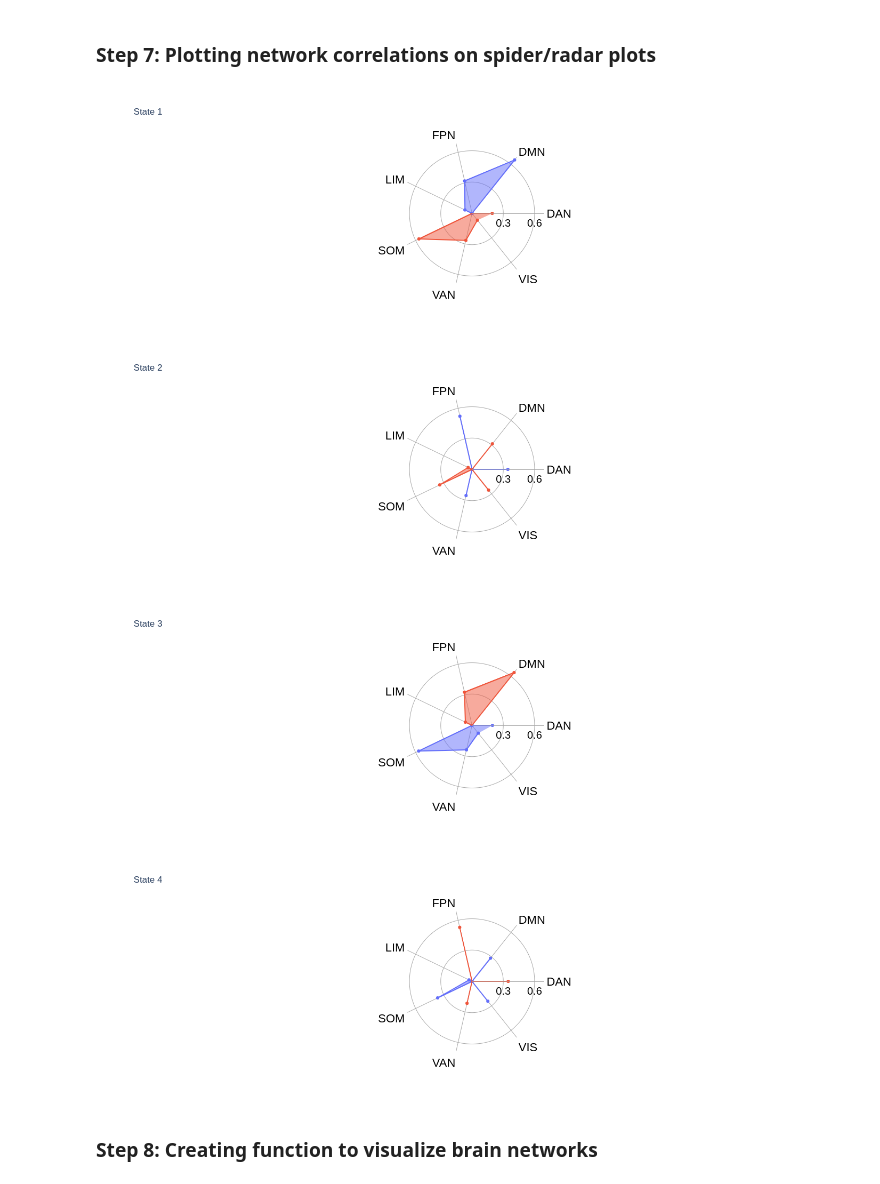
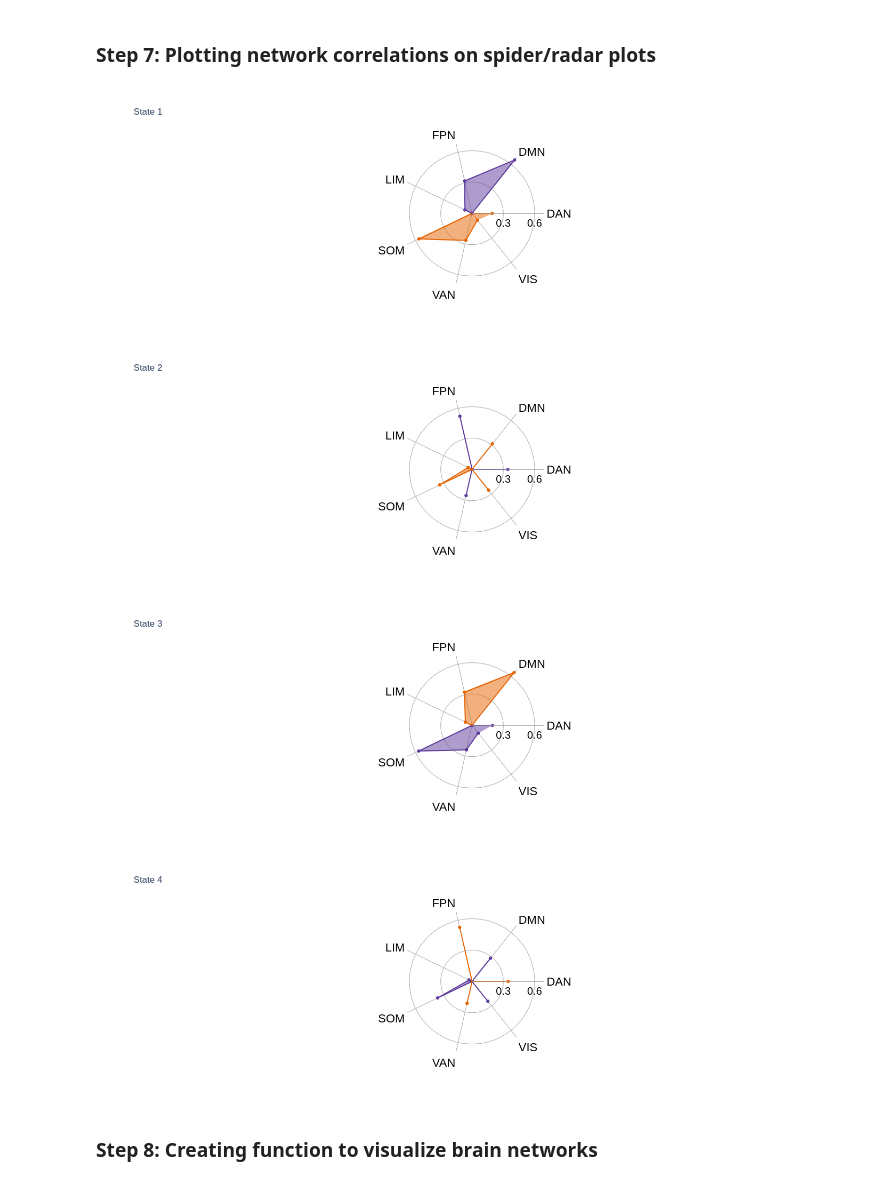
Before and after one commit to igaadamska/LSD-music-brainstates, a Jupyter notebook: 04_Correlating_cluster_labels_with _brain_networks.ipynb, the cells around one changed output. Saved outputs shown, nothing was run; the diff lists cells and outputs as text; code cells hidden in the pictures.

```diff
--- a/04_Correlating_cluster_labels_with _brain_networks.ipynb
+++ b/04_Correlating_cluster_labels_with _brain_networks.ipynb
@@ -83,3 +95,15 @@ for i in range(4):
 [figure]
 [figure]
 [figure]
+# %%
+import matplotlib as mpl
+
+fig, ax = plt.subplots(figsize=(4.3, 1))
+fig.subplots_adjust(bottom=0.75)
+
+cmap = mpl.cm.RdBu_r
+norm = mpl.colors.Normalize(vmin = mean_bs_4.min(), vmax = mean_bs_4.max())
+
+fig.colorbar(mpl.cm.ScalarMappable(norm=norm, cmap=cmap),
+             cax=ax, orientation='horizontal', label='Brain activity (z-score)')
+plt.savefig(f'Figures/colorbar_activity.png', dpi=300, bbox_inches='tight')
@@ -127,39 +153,39 @@ data_4 = pd.read_csv('data/fixed_networks_correlations_4.csv')
 #Calculating negative correlation
 corr_neg_4 = []
 
 for i in range(0,28):
     corr_4 = data_4.iloc[i]['Correlation']
     if corr_4 < 0:
         corr_neg_4.append(abs(corr_4))
     else:
         corr_neg_4.append(0)
 
 #Updating data
 data_4['Correlation_neg'] = corr_neg_4
 
 #Plotting networks correlations
 networks_names = ['DAN','DMN', 'FPN','LIM', 'SOM', 'VAN', 'VIS']
 
 for i in range(1,5):
     state_data_4 = data_4.where(data_4['State'] == i).dropna()
     corr_pos = np.array(state_data_4['Correlation'])
     corr_neg = np.array(state_data_4['Correlation_neg'])
 
     fig = go.Figure()
 
-    fig.add_trace(go.Scatterpolar(r= corr_neg, theta = networks_names, fill='toself',name='Low amplitude brain state activity'))
-    fig.add_trace(go.Scatterpolar(r= corr_pos, theta = networks_names, fill='toself', name='High amplitude brain state activity'))
+    fig.add_trace(go.Scatterpolar(r= corr_neg, theta = networks_names, fill='toself',name='Low amplitude brain state activity', line_color = '#5D3A9B'))
+    fig.add_trace(go.Scatterpolar(r= corr_pos, theta = networks_names, fill='toself', name='High amplitude brain state activity', line_color = '#E66100'))
 
     fig.update_layout(polar=dict(bgcolor = '#ffffff', radialaxis=dict(visible=True,range=[0,0.69], color = '#000000', gridcolor = '#A9A9A9',  linecolor = '#A9A9A9', showline = True, tickvals = [0.3, 0.6], tickfont = dict(size = 20, color = '#000000')), angularaxis = dict(visible = True, categoryorder = 'category ascending', color = '#000000', showgrid = True, gridcolor = '#A9A9A9', tickfont = dict(size = 22))),showlegend = False,title = f'State {i}')
 
     fig.update_layout(width = 600)
     fig.update_layout(height= 450)
     fig.show()
 # %% [output]
-[figure, old version]
+[figure, new version]
-[figure, old version]
+[figure, new version]
-[figure, old version]
+[figure, new version]
-[figure, old version]
+[figure, new version]
 # %% [markdown]
 ### Step 8: Creating function to visualize brain networks ###
 # %%
```
Also changed, not shown: parts of 4 cells of this notebook, 2 other files.
